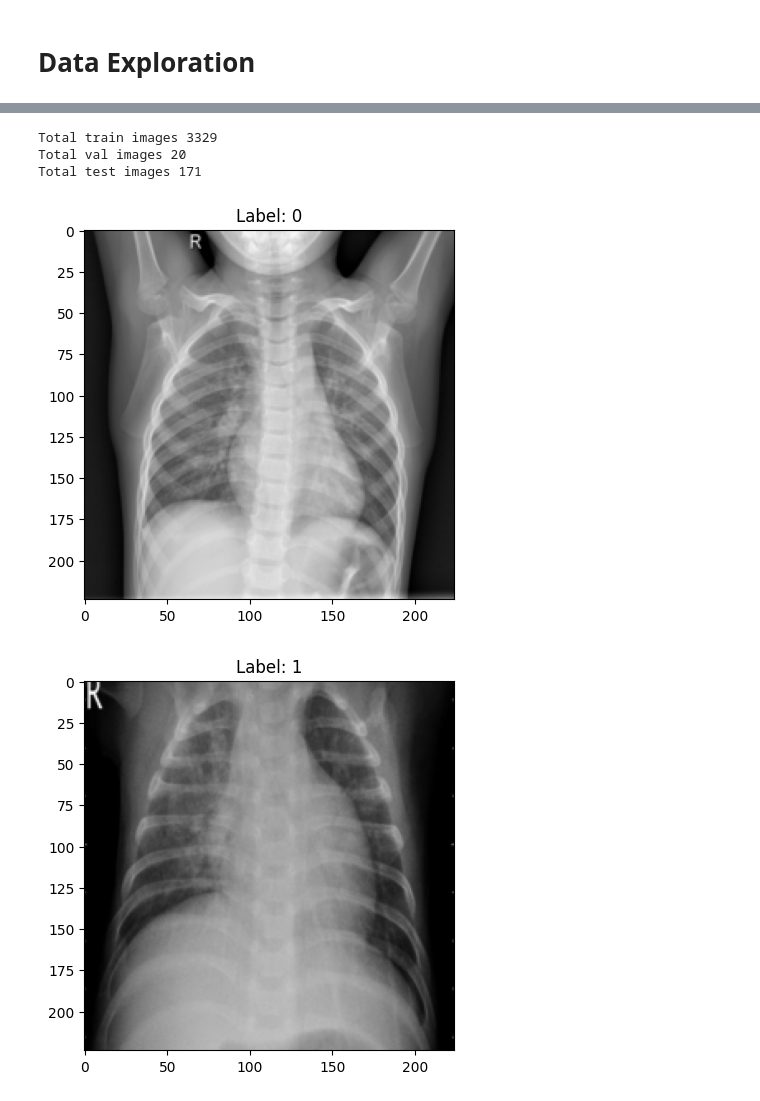
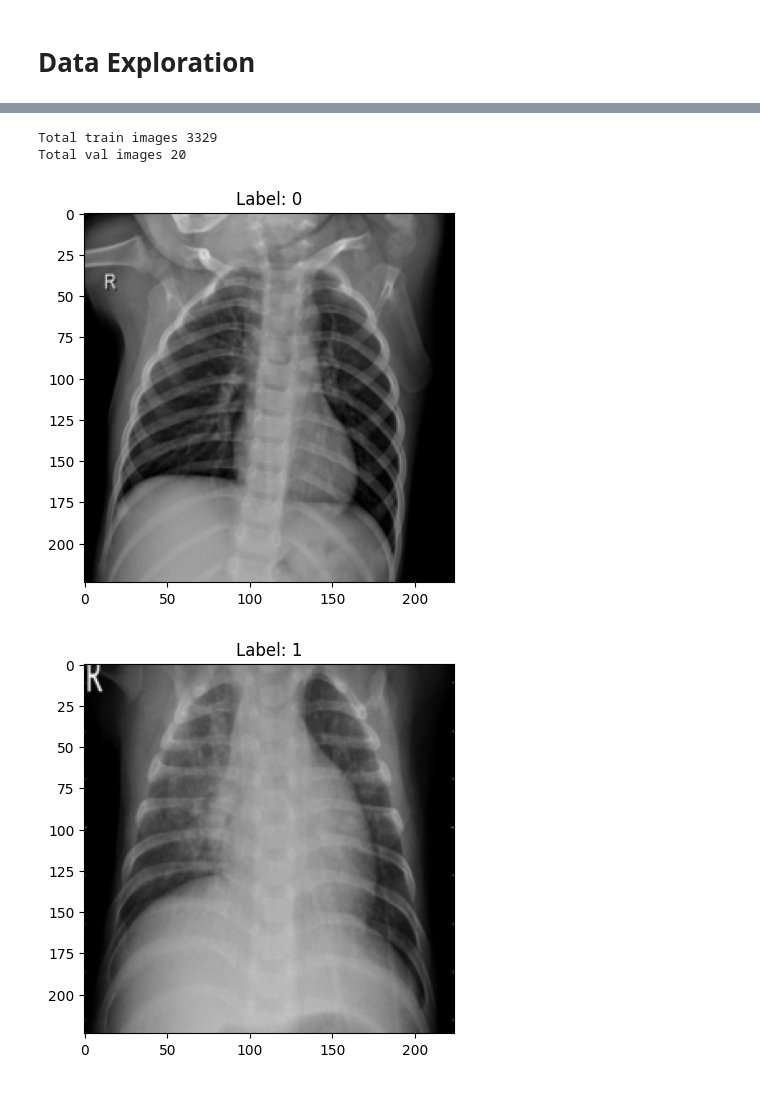
Before and after one commit to richardmukechiwa/Pnuemonia-Xray-ImageClassification, a Jupyter notebook: PnuemoniaClassification.ipynb, the cells around one changed output, grey strips where cells are left out. Saved outputs shown, nothing was run; the diff lists cells and outputs as text; code cells hidden in the pictures.

```diff
--- a/PnuemoniaClassification.ipynb
+++ b/PnuemoniaClassification.ipynb
@@ -97,11 +119,9 @@ test_dataset = datasets.ImageFolder(root = test_path, transform = transform)
 #Total number datapoints in each dataset
 print("Total train images", len(train_dataset))
 print("Total val images", len(val_dataset))
-print("Total test images", len(test_dataset))
 # %% [output]
 Total train images 3329
 Total val images 20
-Total test images 171
 # %%
 # Visualize a sample image
 def image_label(dataset, i):
@@ -112,9 +132,9 @@ def image_label(dataset, i):
   plt.show()
 # %%
 # using the function to get an image of the test dataset
-image_label(test_dataset,7)
+image_label(val_dataset,7)
 # %% [output]
-[figure, old version]
+[figure, new version]
 # %%
 # using the function to get an image of the train dataset
 image_label(train_dataset,1000)
```
Also changed, not shown: parts of 19 cells of this notebook.
